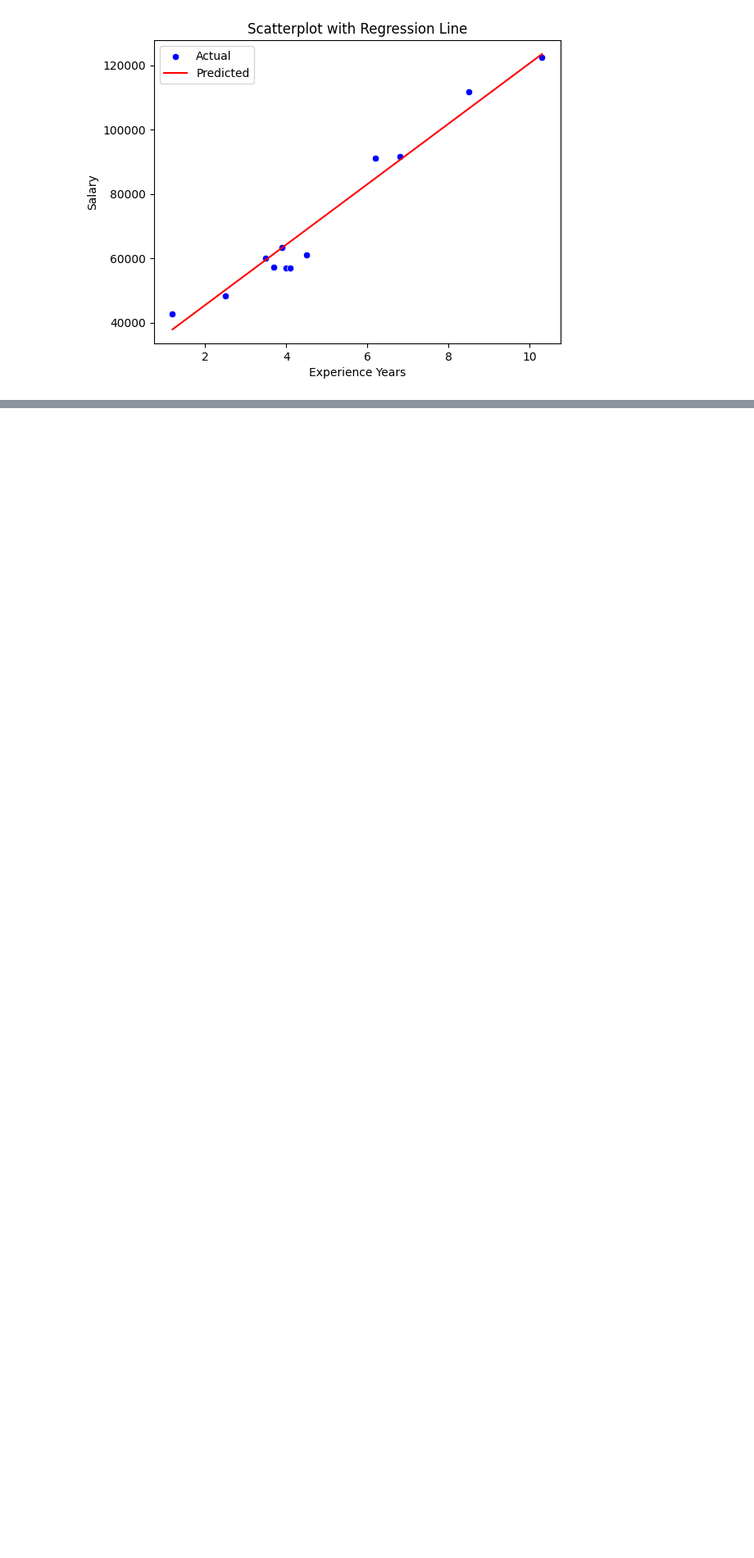
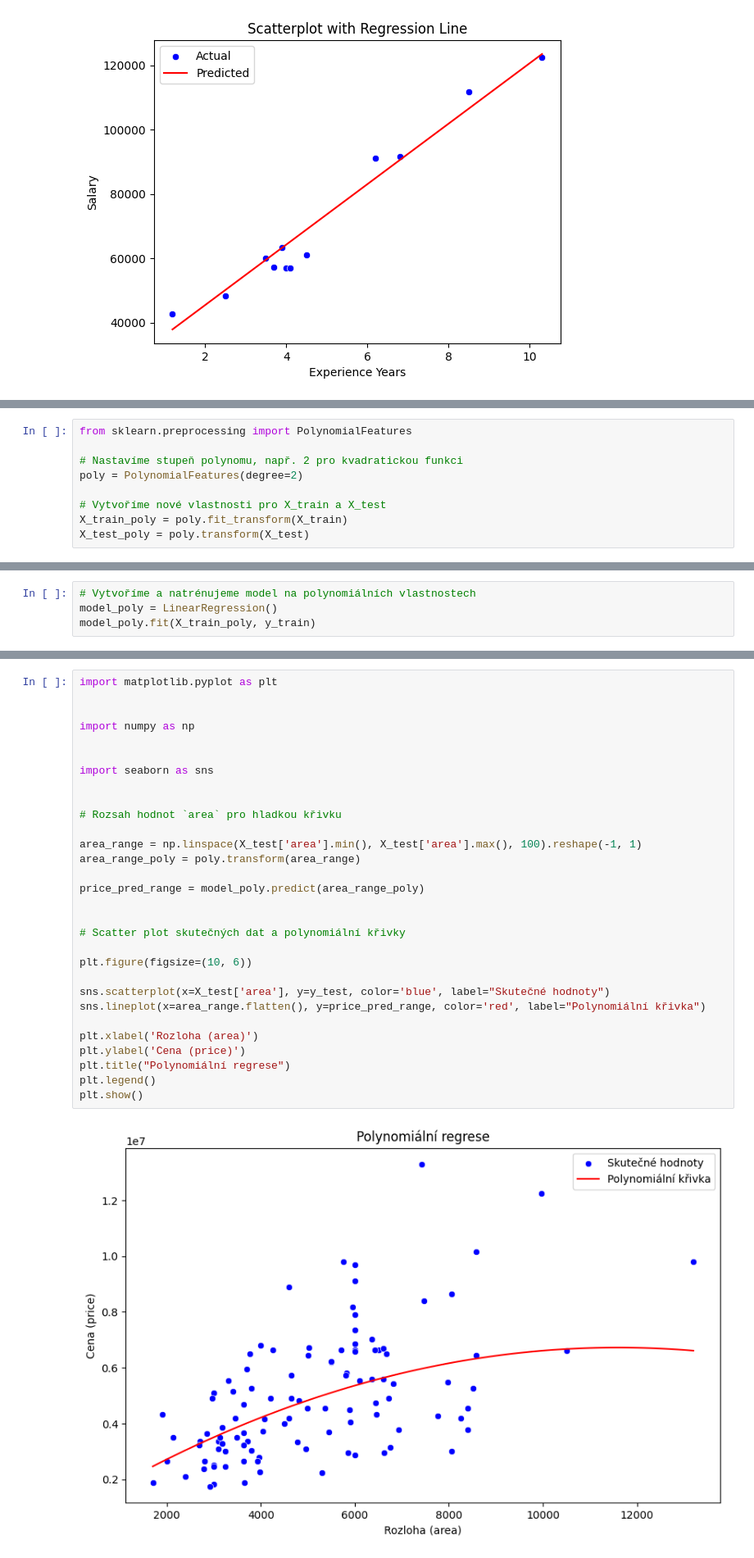
Before and after one commit to JohnyMi/DSGitrespository, a Jupyter notebook: ML/Regresiontest.ipynb, the cells around one changed output, grey strips where cells are left out. Shown at 82% size. Saved outputs shown, nothing was run; the diff lists cells and outputs as text; blank space fills up the shorter version.

```diff
--- a/ML/Regresiontest.ipynb
+++ b/ML/Regresiontest.ipynb
@@ -129,0 +313,9 @@ plt.show()
+# %%
+from sklearn.preprocessing import PolynomialFeatures
+
+# Nastavíme stupeň polynomu, např. 2 pro kvadratickou funkci
+poly = PolynomialFeatures(degree=2)
+
+# Vytvoříme nové vlastnosti pro X_train a X_test
+X_train_poly = poly.fit_transform(X_train)
+X_test_poly = poly.transform(X_test)
@@ -129,0 +325,4 @@ plt.show()
+# %%
+# Vytvoříme a natrénujeme model na polynomiálních vlastnostech
+model_poly = LinearRegression()
+model_poly.fit(X_train_poly, y_train)
@@ -129,0 +353,32 @@ plt.show()
+# %%
+import matplotlib.pyplot as plt
+
+
+import numpy as np
+
+
+import seaborn as sns
+
+
+# Rozsah hodnot `area` pro hladkou křivku
+
+area_range = np.linspace(X_test['area'].min(), X_test['area'].max(), 100).reshape(-1, 1)
+area_range_poly = poly.transform(area_range)
+
+price_pred_range = model_poly.predict(area_range_poly)
+
+
+# Scatter plot skutečných dat a polynomiální křivky
+
+plt.figure(figsize=(10, 6))
+
+sns.scatterplot(x=X_test['area'], y=y_test, color='blue', label="Skutečné hodnoty")
+sns.lineplot(x=area_range.flatten(), y=price_pred_range, color='red', label="Polynomiální křivka")
+
+plt.xlabel('Rozloha (area)')
+plt.ylabel('Cena (price)')
+plt.title("Polynomiální regrese")
+plt.legend()
+plt.show()
+# %% [output]
+[figure, added]
```
Also changed, not shown: parts of 32 cells of this notebook.
